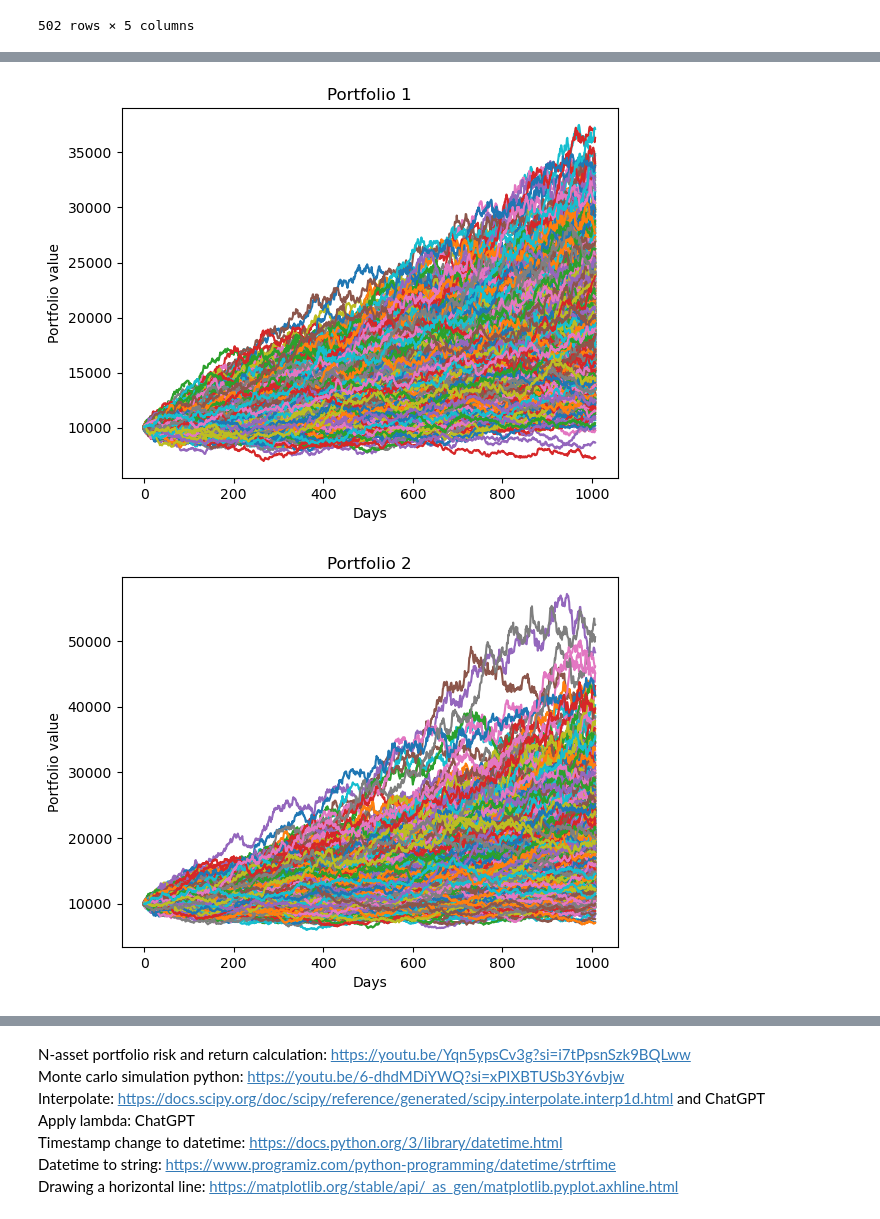
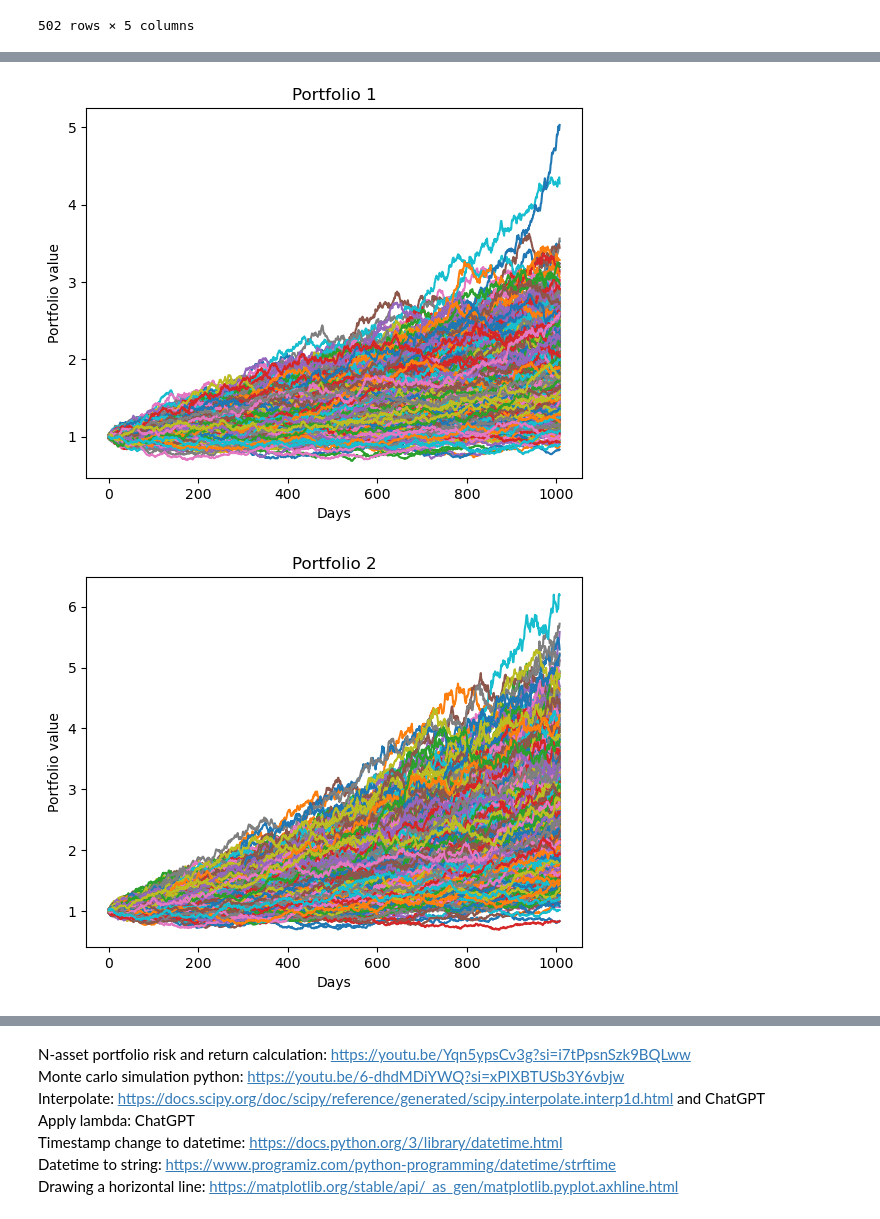
Before and after one commit to wkssm18/project_1, a Jupyter notebook: Bin.ipynb, the cells around one changed output, grey strips where cells are left out. Cells and saved outputs as stored; diff of their text form; code cells hidden in the pictures.

```diff
--- a/Bin.ipynb
+++ b/Bin.ipynb
@@ -59,12 +55,8 @@ def weights(stock_list, num_simulations):
 # %%
-# This function was created to create the range graph for mc_sim function
-def calculate_percentile(row, percentile):
-    return np.percentile(row, percentile)
-
 def portfolio_return(df, weight_list):
     # Calculate the daily returns of stocks
     daily_return = df.pct_change().dropna()
-    # Calculate the mean of daily returns, and dot product it with their weights to find the portfolio mean
+    # Calculate the mean of daily returns, and dot product it with their weights to find the portfolio mean. Multiply the result by 252 to get the annual mean return
     portfolio_mean = daily_return.dot(weight_list).mean() * 252
     return portfolio_mean
 
@@ -75,7 +67,7 @@ def portfolio_risk(df, weight_list):
     cov_matrix = daily_return.cov()
     # Change weight lists into a vector
     weight_mat = np.matrix(weight_list)
-    # Use the formula for portfolio risk (standard deviation) which is (w * sigma * w.T)^(0.5) where w is the weight vector and sigma is the covariance matrix
+    # Use the formula for portfolio risk (standard deviation) which is (w * sigma * w.T)^(0.5) where w is the weight vector and sigma is the covariance matrix. Multiply the result by np.sqrt(252) to get the annual risk
     portfolio_risk = np.sqrt(np.dot(np.dot(weight_mat, cov_matrix), weight_mat.T)).item() * np.sqrt(252)
     return portfolio_risk
 
@@ -113,7 +105,7 @@ def mc_sim(df, weight_list, timeframe, nsims, investment_amount = 1, kind = 'lin
         sim_df_copy['median'] = sim_df_copy.median(axis = 1)
         # Find percentiles for each day's simulation results using the above percentile list
         for i in range(len(percentiles)):
-            sim_df_copy[f'percentile_{i}'] = sim_df_copy.iloc[:,:-(i+1)].apply(lambda row: calculate_percentile(row, percentiles[i]), axis = 1)
+            sim_df_copy[f'percentile_{i}'] = sim_df_copy.iloc[:,:-(i+1)].apply(lambda row: np.percentile(row, percentiles[i]), axis = 1)
 
         # Since actual median and percentile values will draw rough lines, scipy.interpolate interp1d was used to smooth those lines for better presentation
         x = np.linspace(0, sim_df_copy.shape[0], sim_df_copy.shape[0])
@@ -199,13 +191,13 @@ def yearly_portfolio_info(df, weight_list):
         yearly_risks.append(portfolio_risk(yearly_df, weight_list))
         column_list.append(new_df.index.unique()[i])
     # Put all the informations into a single dataframe
-    final_df = pd.DataFrame([yearly_returns, yearly_risks], index = ['Yearly return', 'Yearly risk'], columns = column_list)
+    final_df = pd.DataFrame([yearly_returns, yearly_risks], index = ['Return', 'Risk'], columns = column_list)
     # Change the orientation and multiply by 100 to show values in percentage
     final_df = final_df.T * 100
-    plot = final_df.hvplot.bar(frame_width = 700, frame_height = 450, rot = 90, ylabel = 'Values (%)', xlabel = 'Year', title = 'Yearly portfolio risks and returns')
+    plot = final_df.hvplot.bar(frame_width = 700, frame_height = 450, ylabel = 'Values (%)', xlabel = 'Year', title = 'Yearly portfolio risks and returns')
     display(plot)
 
-def return_vs_risk_graph(df, nsims, my_weights):
+def return_vs_risk_graph(df, nsims, my_weights, risk_free_return = 0, cal = False):
     weight_list = weights(df.columns.tolist(), nsims)
     return_list = []
     std_dev_list = []
@@ -215,7 +207,7 @@ def return_vs_risk_graph(df, nsims, my_weights):
         std_dev_list.append(portfolio_risk(df, i))
     new_df = pd.DataFrame([return_list, std_dev_list], index = ['portfolio_return', 'portfolio_risk'])
     new_df = new_df.T * 100
-    new_df['sharpe_ratio'] = new_df.portfolio_return / new_df.portfolio_risk
+    new_df['sharpe_ratio'] = (new_df.portfolio_return - risk_free_return)/ new_df.portfolio_risk
 
     safest_portfolio_index = new_df[new_df.portfolio_risk == new_df.portfolio_risk.min()].index[0]
     safest_portfolio_weights = weight_list[safest_portfolio_index]
@@ -235,7 +227,7 @@ def return_vs_risk_graph(df, nsims, my_weights):
         print(f'{(safest_portfolio_weights[i] * 100):.2f}% of {df.columns[i]}'),
     print('-'*30)
     plt.figure(figsize = (10,7))
-    plt.scatter(x = new_df.portfolio_risk, y = new_df.portfolio_return, s = 0.3)
+    plt.scatter(x = new_df.portfolio_risk, y = new_df.portfolio_return, s = 0.3, alpha = 0.5)
     plt.scatter(x = portfolio_risk(df, safest_portfolio_weights) * 100, y = portfolio_return(df, safest_portfolio_weights) * 100, color = 'mediumseagreen', label = 'Safest point')
     plt.scatter(x = portfolio_risk(df, best_portfolio_weights) * 100, y = portfolio_return(df, best_portfolio_weights) * 100, color = 'gold', label = 'Suggested point')
     plt.scatter(x = portfolio_risk(df, my_weights) * 100, y = portfolio_return(df, my_weights) * 100, color = 'k', label = 'Your portfolio', marker = '*')
@@ -243,6 +235,13 @@ def return_vs_risk_graph(df, nsims, my_weights):
     plt.ylabel('Return (%)')
     plt.title('Return (%) vs. Risk (%)')
     plt.legend()
+    if cal == True:
+        a = new_df[new_df.sharpe_ratio == new_df.sharpe_ratio.max()].sharpe_ratio.item()
+        x = np.arange(0,25)
+        y = risk_free_return + a * x
+        plt.plot(x,y)
+        plt.xlim(0,30)
+        plt.ylim(0,30)
 # %%
 load_dotenv()
 # %% [output]
@@ -297,5 +322,5 @@ a = mc_sim(df, my_weight, 252, 500)
 # %%
-mc_sim_comparison(df, df_2, 252*4, 700, my_weight, your_weight, 10000)
+mc_sim_comparison(df, df, 252*4, 700, my_weight, [0.5109, 0.0054, 0.0815, 0.4022])
 # %% [output]
-[figure, old version]
+[figure, new version]
-[figure, old version]
+[figure, new version]
```
Also changed, not shown: parts of 8 cells of this notebook.
